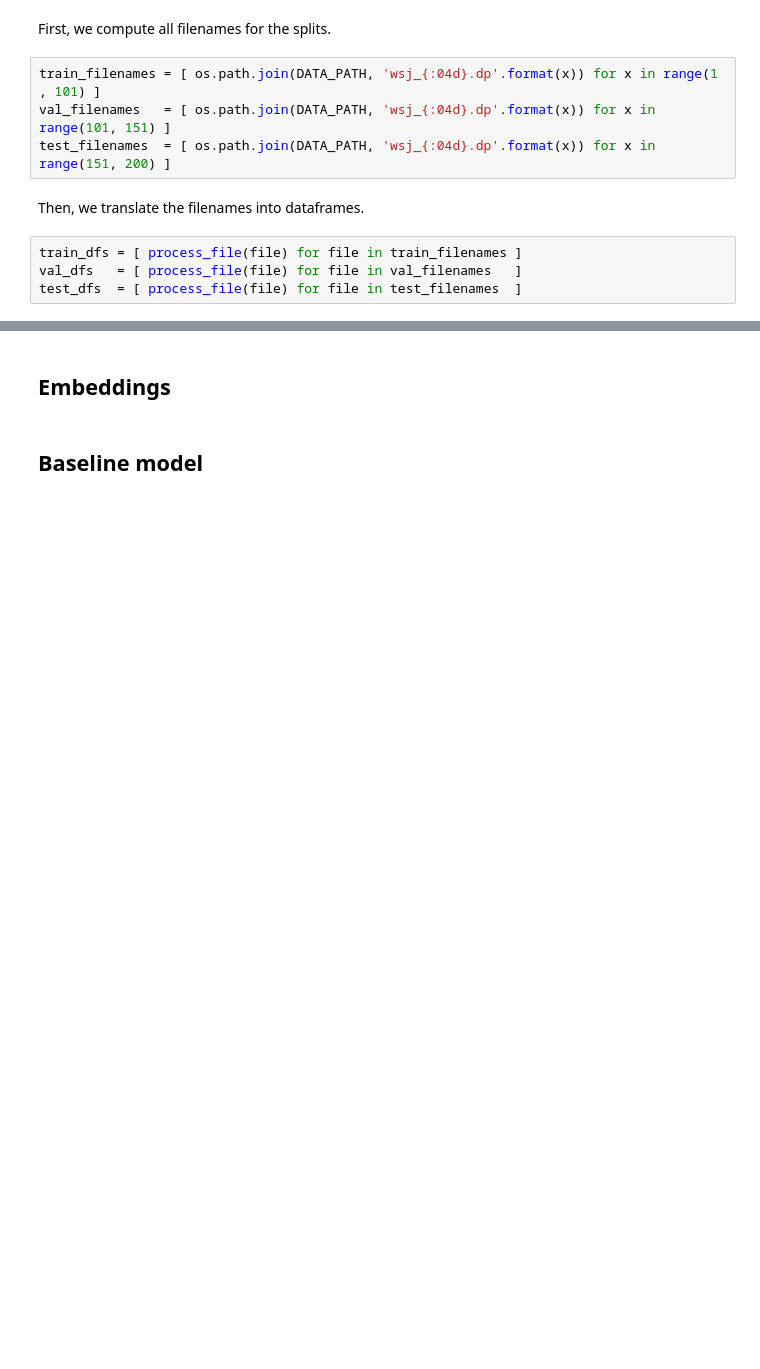
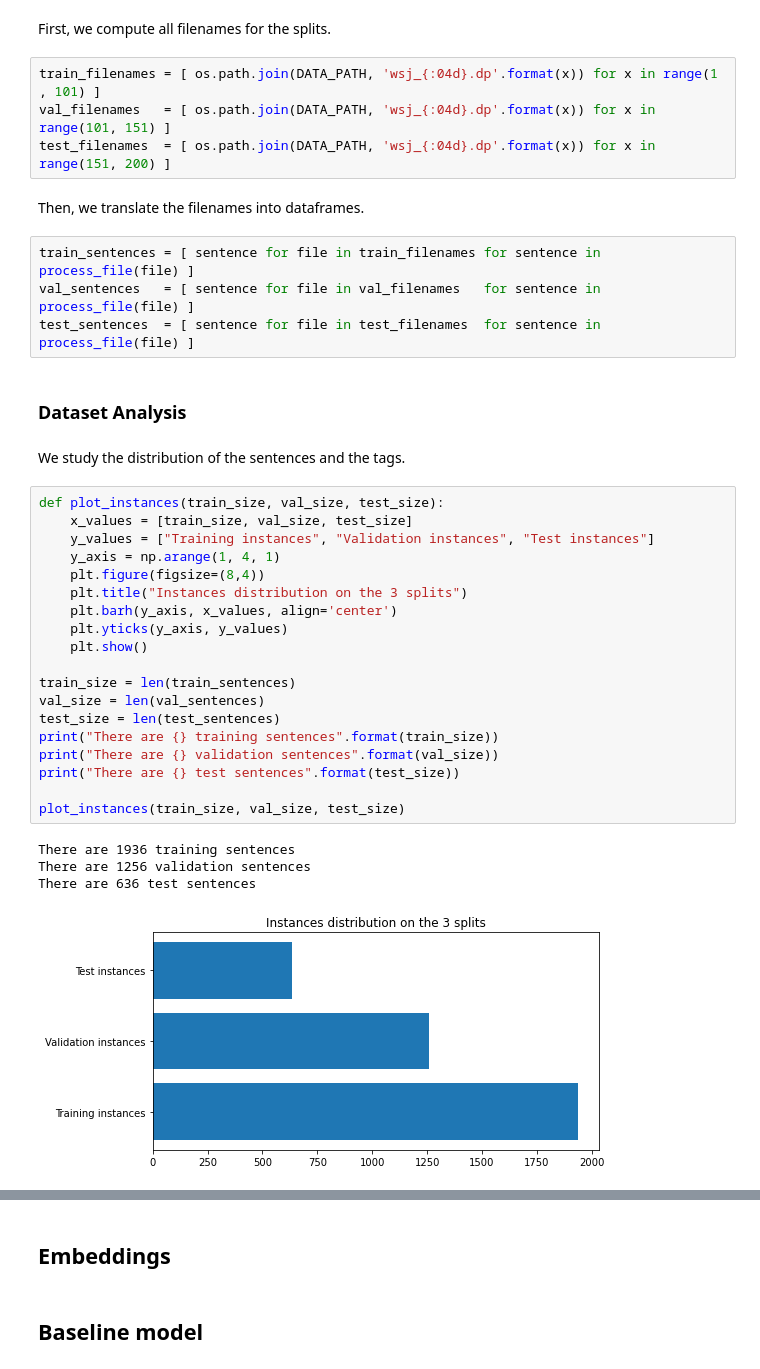
Before and after one commit to volpepe/SequenceLabeling, a Jupyter notebook: src/main.ipynb, the cells around one changed output, grey strips where cells are left out. Drawn from its saved outputs; the diff is of its cells as text; blank space fills up the shorter version.

Commit message:
Added dataset analysis

```diff
--- a/src/main.ipynb
+++ b/src/main.ipynb
@@ -167,6 +167,34 @@ test_filenames  = [ os.path.join(DATA_PATH, 'wsj_{:04d}.dp'.format(x)) for x in
 # %% [markdown]
 Then, we translate the filenames into dataframes.
 # %%
-train_dfs = [ process_file(file) for file in train_filenames ]
-val_dfs   = [ process_file(file) for file in val_filenames   ]
-test_dfs  = [ process_file(file) for file in test_filenames  ]
+train_sentences = [ sentence for file in train_filenames for sentence in process_file(file) ]
+val_sentences   = [ sentence for file in val_filenames   for sentence in process_file(file) ]
+test_sentences  = [ sentence for file in test_filenames  for sentence in process_file(file) ]
+# %% [markdown]
+### Dataset Analysis
+# %% [markdown]
+We study the distribution of the sentences and the tags.
+# %%
+def plot_instances(train_size, val_size, test_size):
+    x_values = [train_size, val_size, test_size]
+    y_values = ["Training instances", "Validation instances", "Test instances"]
+    y_axis = np.arange(1, 4, 1)
+    plt.figure(figsize=(8,4))
+    plt.title("Instances distribution on the 3 splits")
+    plt.barh(y_axis, x_values, align='center')
+    plt.yticks(y_axis, y_values)
+    plt.show()
+
+train_size = len(train_sentences)
+val_size = len(val_sentences)
+test_size = len(test_sentences)
+print("There are {} training sentences".format(train_size))
+print("There are {} validation sentences".format(val_size))
+print("There are {} test sentences".format(test_size))
+
+plot_instances(train_size, val_size, test_size)
+# %% [output]
+There are 1936 training sentences
+There are 1256 validation sentences
+There are 636 test sentences
+[figure, added]
```
Also changed, not shown: parts of 6 cells of this notebook, 1 other file.
